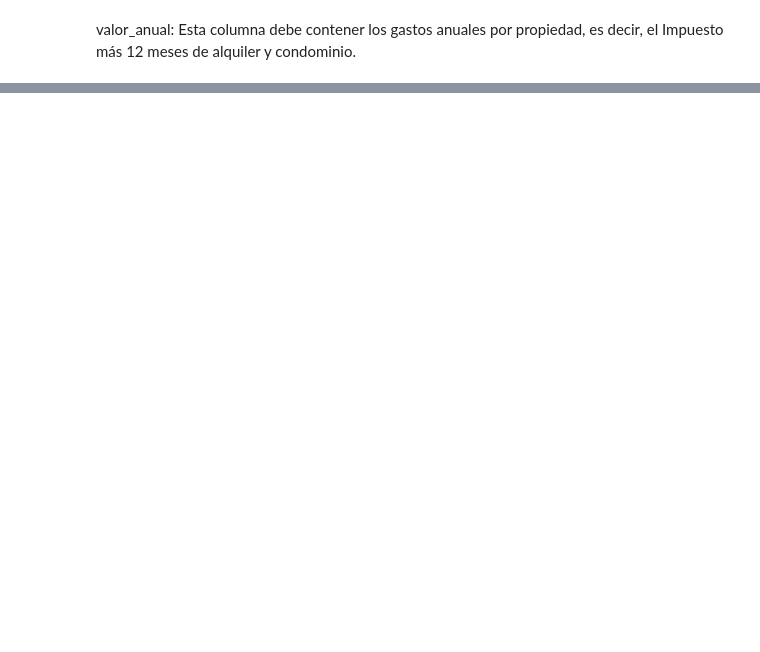
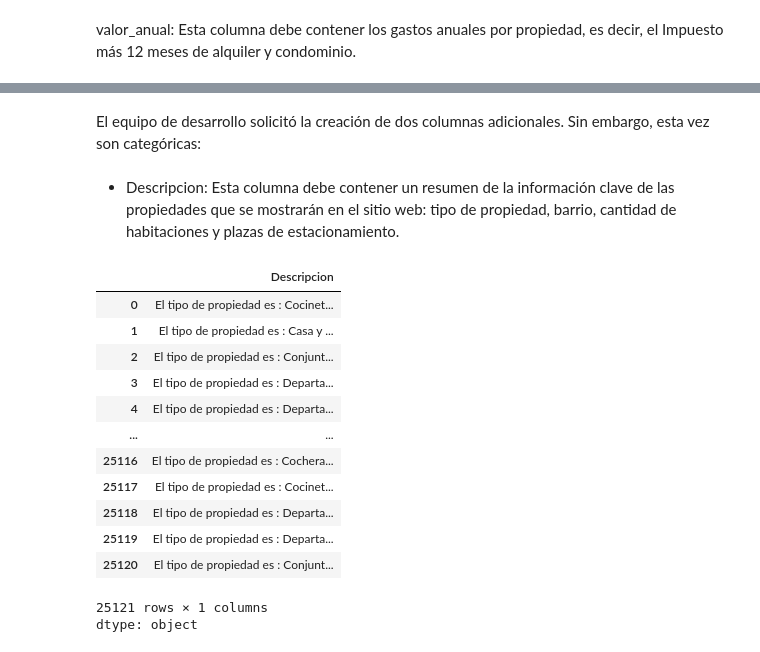
Before and after one commit to dscamacho333/Data_Science_Course, a Jupyter notebook: Pandas_Inmuebles_CDMX.ipynb, the cells around one changed output, grey strips where cells are left out. Cells and saved outputs as stored; diff of their text form; code cells hidden in the pictures; blank space fills up the shorter version.

```diff
--- a/Pandas_Inmuebles_CDMX.ipynb
+++ b/Pandas_Inmuebles_CDMX.ipynb
@@ -1137,3 +1137,7 @@ rent_dataframe.head()
 | 2 | Conjunto Comercial/Sala | Santa Fe | 0 | 4 | 0 | 150 | 18200.0 | 14070.0 | 3888.5 | ... |
 | 3 | Departamento | Centro Histórico | 1 | 0 | 0 | 15 | 2800.0 | 1365.0 | 70.0 | ... |
 | 4 | Departamento | Del Valle | 1 | 0 | 0 | 48 | 2800.0 | 805.0 | 0.0 | ... |
+# %% [markdown]
+El equipo de desarrollo solicitó la creación de dos columnas adicionales. Sin embargo, esta vez son categóricas:
+# %% [markdown]
+* Descripcion: Esta columna debe contener un resumen de la información clave de las propiedades que se mostrarán en el sitio web: tipo de propiedad, barrio, cantidad de habitaciones y plazas de estacionamiento.
@@ -1139,0 +1147,17 @@ rent_dataframe.head()
+# %%
+rent_dataframe.Descripcion
+# %% [output]
+|  | Descripcion |
+| 0 | El tipo de propiedad es : Cocinet... |
+| 1 | El tipo de propiedad es : Casa y ... |
+| 2 | El tipo de propiedad es : Conjunt... |
+| 3 | El tipo de propiedad es : Departa... |
+| 4 | El tipo de propiedad es : Departa... |
+| ... | ... |
+| 25116 | El tipo de propiedad es : Cochera... |
+| 25117 | El tipo de propiedad es : Cocinet... |
+| 25118 | El tipo de propiedad es : Departa... |
+| 25119 | El tipo de propiedad es : Departa... |
+| 25120 | El tipo de propiedad es : Conjunt... |
+25121 rows × 1 columns
+dtype: object
```
Also changed, not shown: parts of 20 cells of this notebook.
